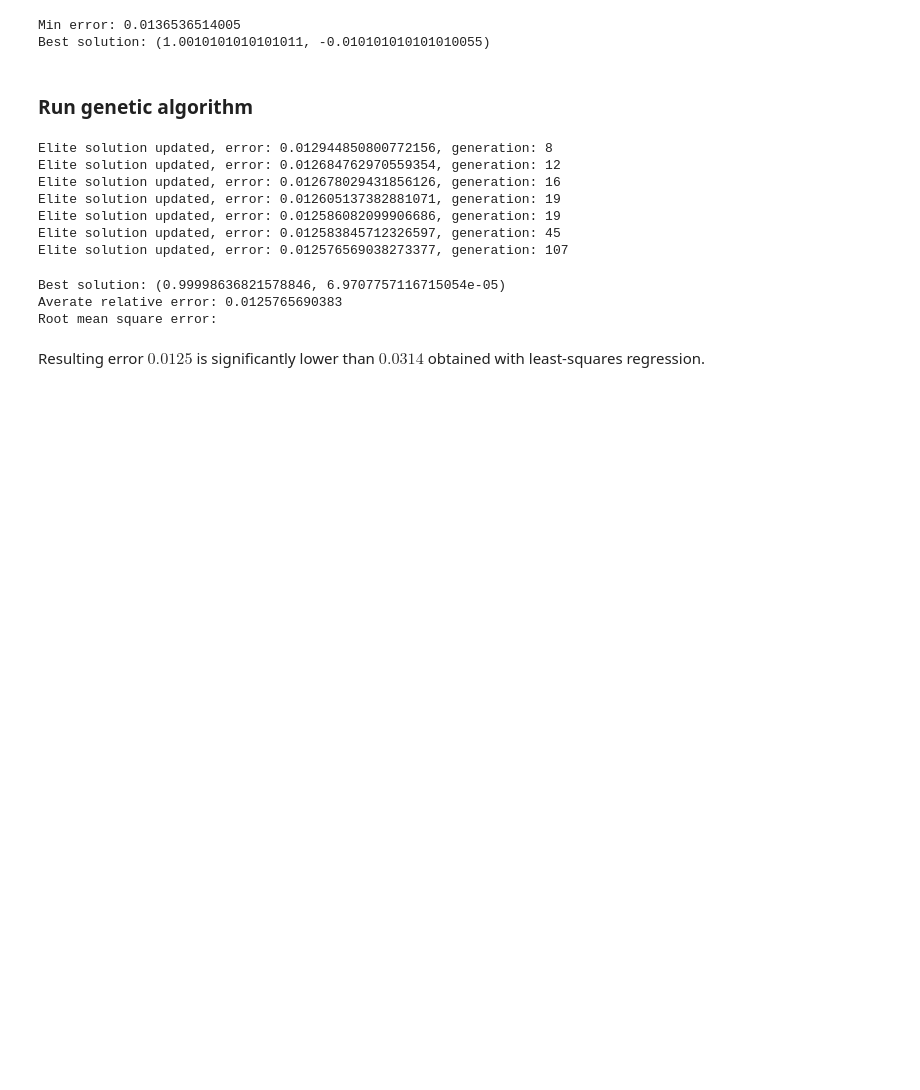
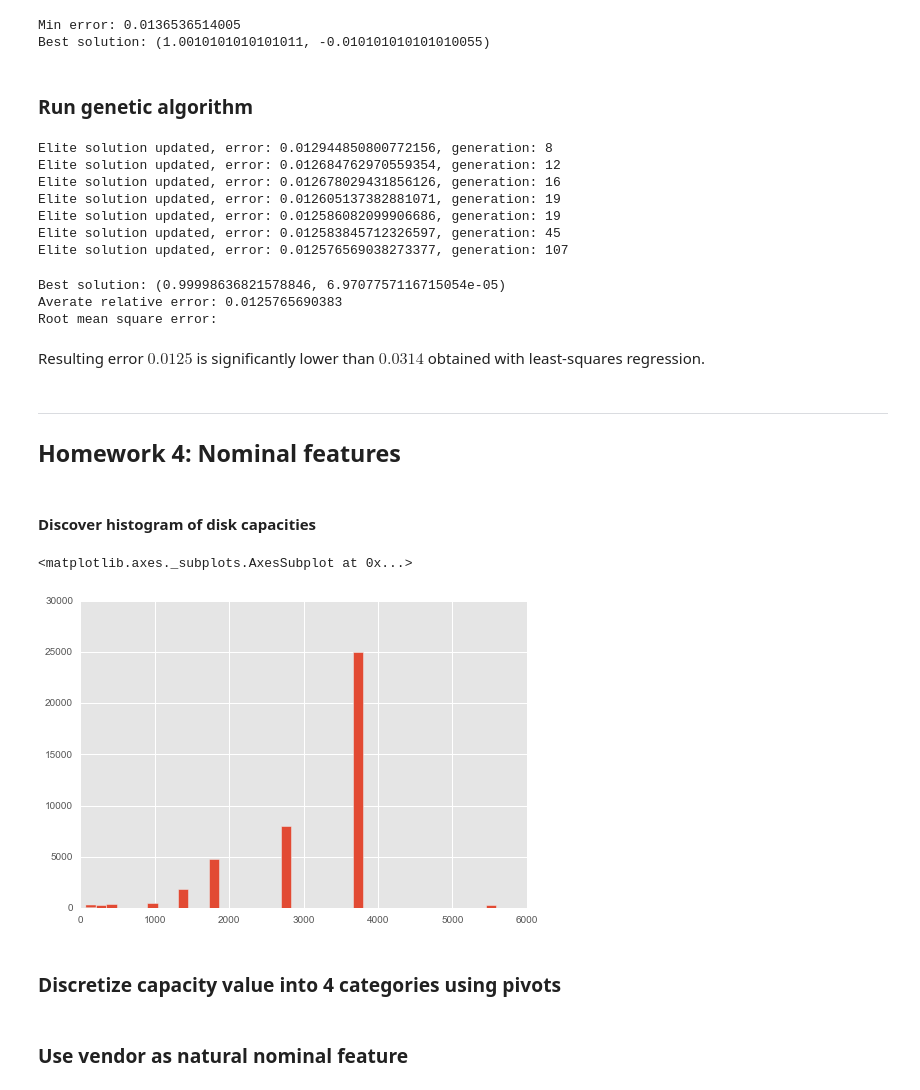
Before and after one commit to IIoTeP9HuY/Data_Analysis_and_Data_Mining_Class, a Jupyter notebook: Report.ipynb, the cells around one changed output. Saved outputs shown, nothing was run; the diff lists cells and outputs as text; code cells hidden in the pictures; blank space fills up the shorter version.

Commit message:
Add nominal features extractions from hw4

```diff
--- a/Report.ipynb
+++ b/Report.ipynb
@@ -576,3 +576,17 @@ Averate relative error: 0.0125765690383
 Root mean square error:
 # %% [markdown]
 Resulting error $0.0125$ is significantly lower than $0.0314$ obtained with least-squares regression.
+# %% [markdown]
+---
+## Homework 4: Nominal features
+# %% [markdown]
+#### Discover histogram of disk capacities
+# %%
+data = dataset.copy()
+data['capacity_gb'] = data['capacity_bytes'] // 2**30
+data['capacity_gb'].hist(bins = 40)
+# %% [output]
+<matplotlib.axes._subplots.AxesSubplot at 0x...>
+[figure, added]
+# %% [markdown]
+### Discretize capacity value into 4 categories using pivots
@@ -578,0 +599,2 @@ Resulting error $0.0125$ is significantly lower than $0.0314$ obtained with leas
+# %% [markdown]
+### Use vendor as natural nominal feature
```
Also changed, not shown: parts of 11 cells of this notebook.
